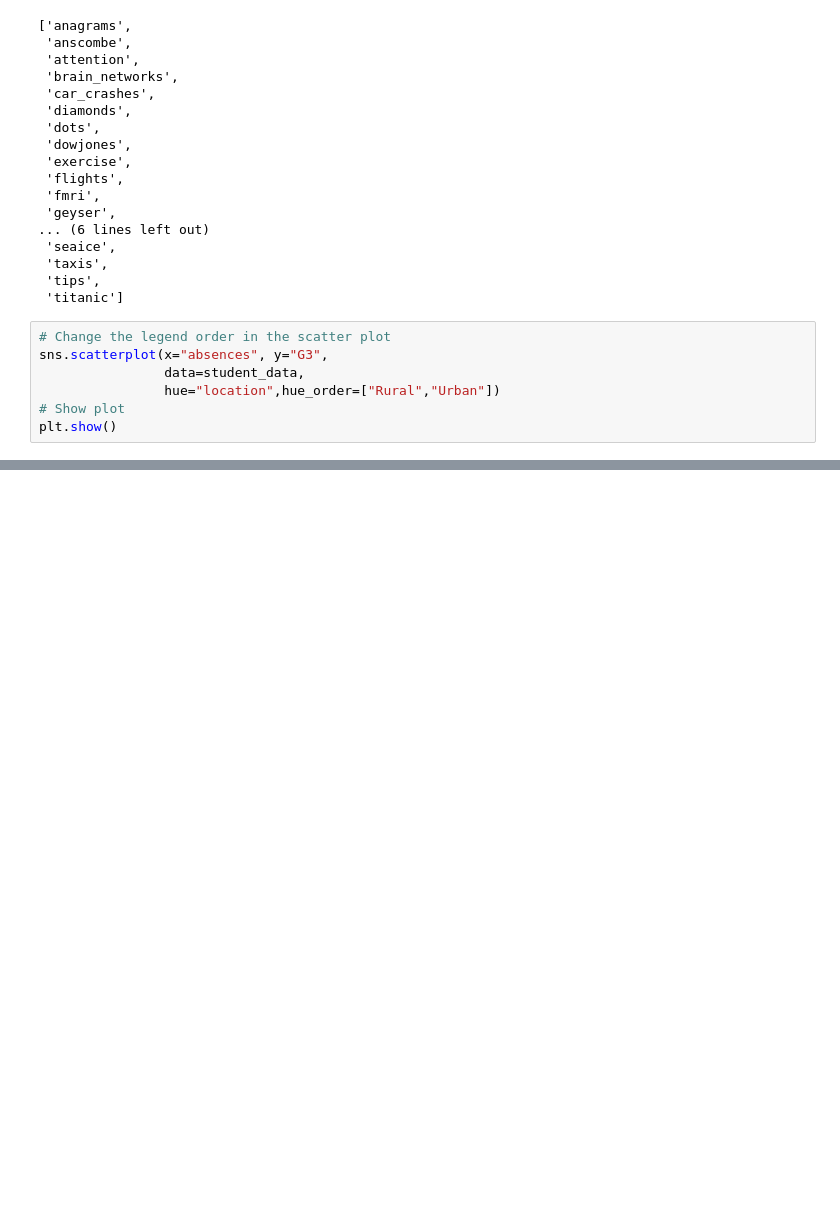
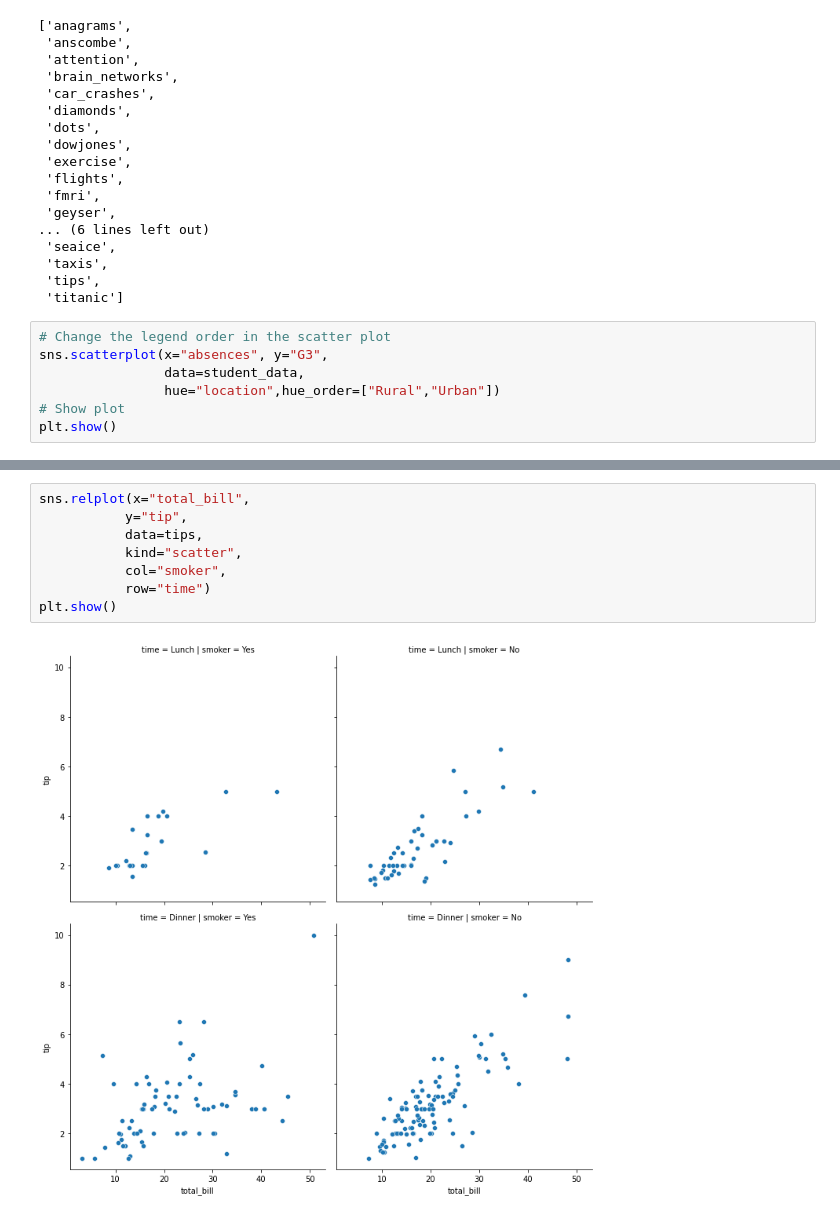
Before and after one commit to ecuerbo/pyprac, a Jupyter notebook: datacamp/intro to seaborn.ipynb, the cells around one changed output, grey strips where cells are left out. Saved outputs shown, nothing was run; the diff lists cells and outputs as text; blank space fills up the shorter version.

```diff
--- a/datacamp/intro to seaborn.ipynb
+++ b/datacamp/intro to seaborn.ipynb
@@ -75,0 +85,10 @@ plt.show()
+# %%
+sns.relplot(x="total_bill",
+           y="tip",
+           data=tips,
+           kind="scatter",
+           col="smoker",
+           row="time")
+plt.show()
+# %% [output]
+[figure, added]
```
Also changed, not shown: parts of 4 cells of this notebook.
